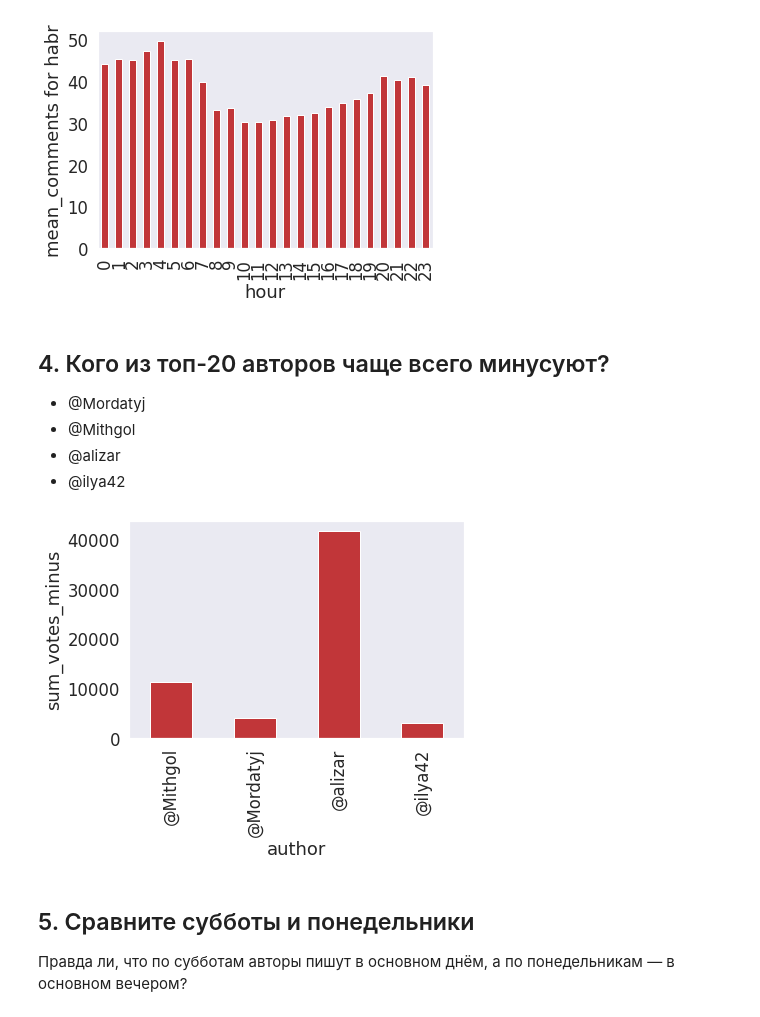
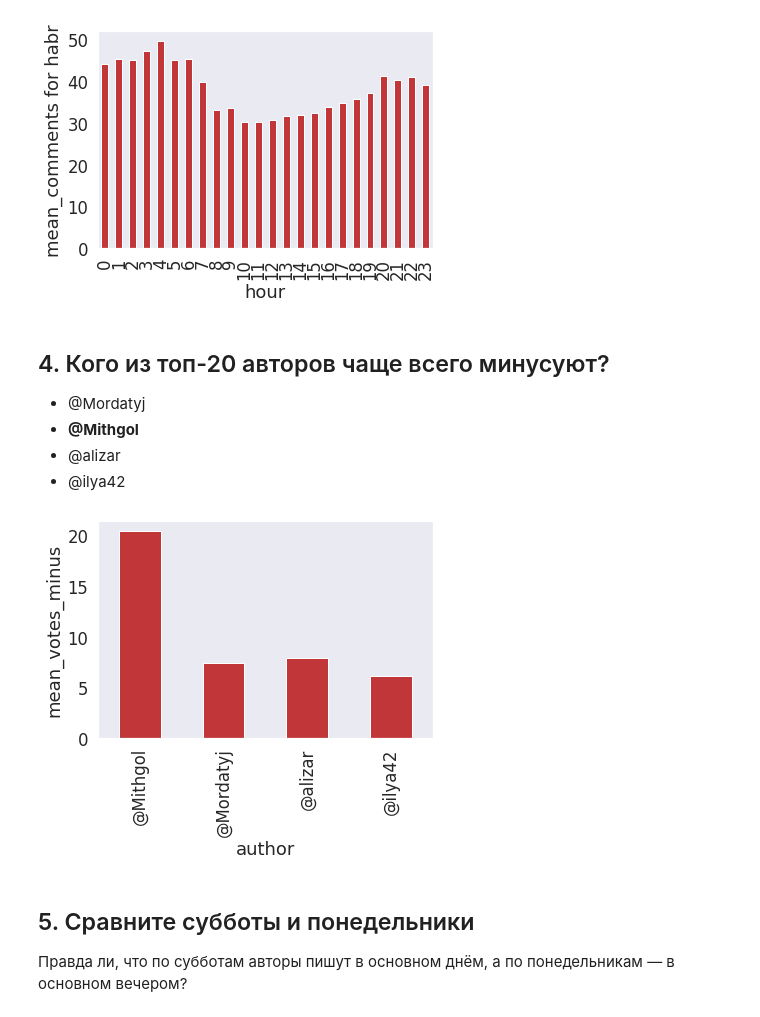
Before and after one commit to trojanskehesten/ODS, a Jupyter notebook: week2/assignment02_habr_visual_analysis.ipynb, the cells around one changed output. Drawn from its saved outputs; the diff is of its cells as text; code cells hidden in the pictures.

```diff
--- a/week2/assignment02_habr_visual_analysis.ipynb
+++ b/week2/assignment02_habr_visual_analysis.ipynb
@@ -190,14 +198,14 @@ plt.ylabel('mean_comments for habr');
 ## 4\. Кого из топ-20 авторов чаще всего минусуют?
 
 * @Mordatyj
-* @Mithgol
+* **@Mithgol**
 * @alizar
 * @ilya42
 # %%
-df[df['author'].isin(['@Mordatyj', '@Mithgol', '@alizar', '@ilya42'])].groupby(df['author']).sum()['votes_minus'].plot(kind='bar')
-plt.ylabel('sum_votes_minus');
+df[df['author'].isin(['@Mordatyj', '@Mithgol', '@alizar', '@ilya42'])].groupby(df['author']).mean()['votes_minus'].plot(kind='bar')
+plt.ylabel('mean_votes_minus');
 # %% [output]
-[figure, old version]
+[figure, new version]
 # %% [markdown]
 ## 5\. Сравните субботы и понедельники
 
```
Also changed, not shown: parts of 10 cells of this notebook.
